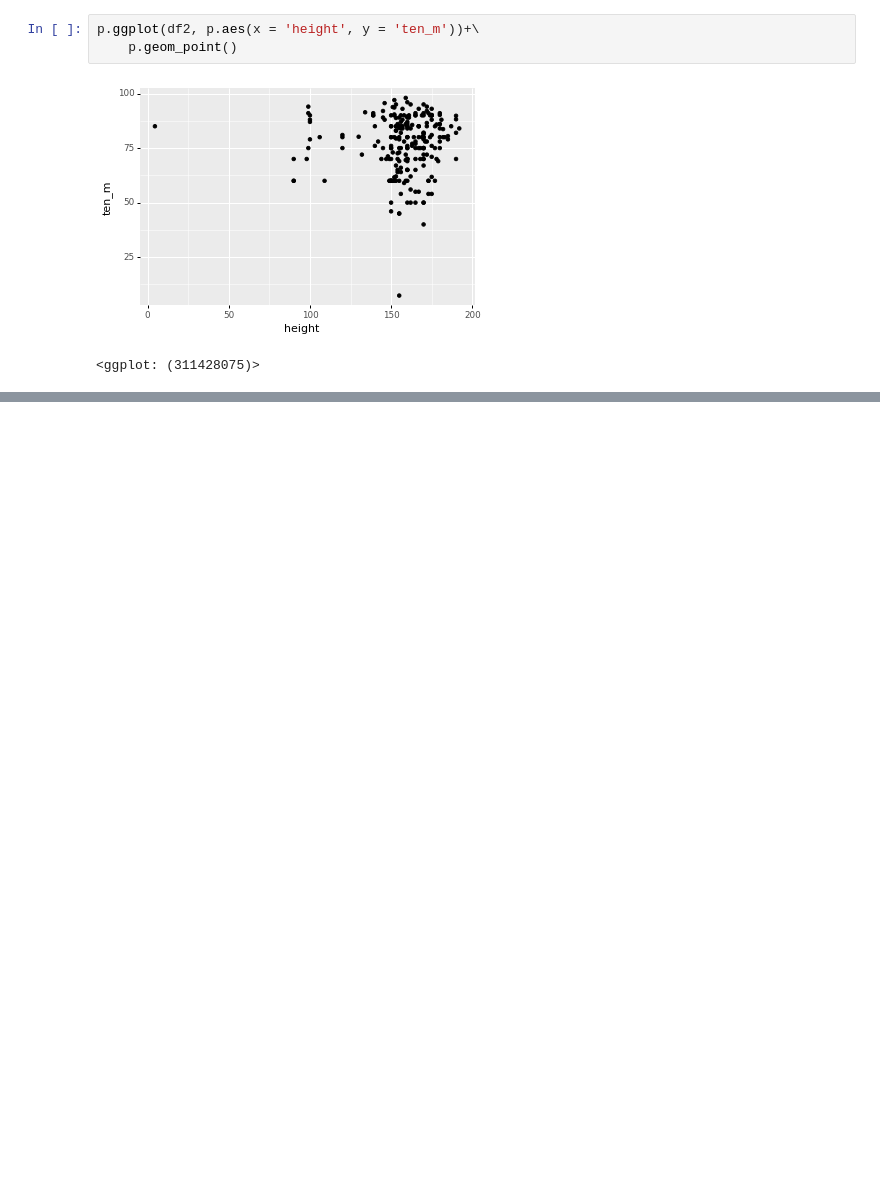
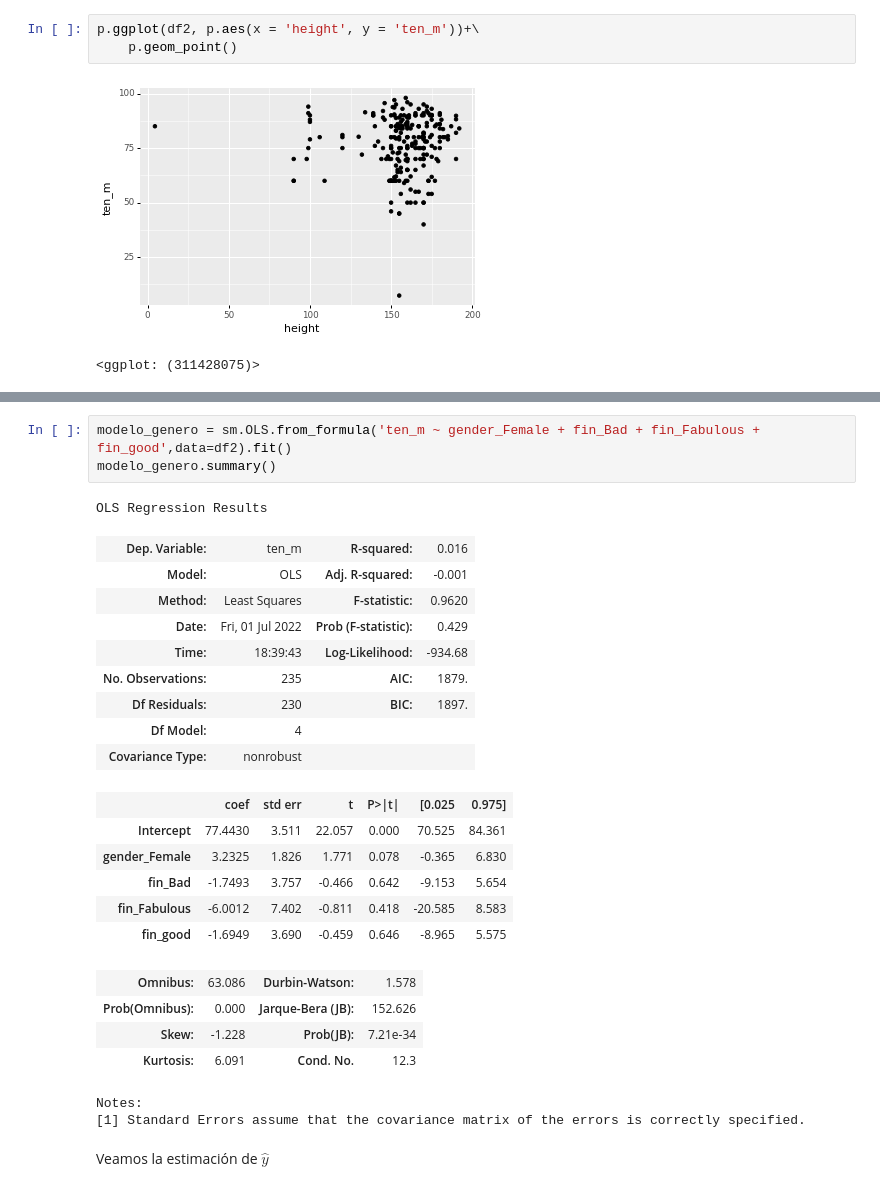
Before and after one commit to marionomics/econometria-ejercicios, a Jupyter notebook: notebooks/regression.ipynb, the cells around one changed output, grey strips where cells are left out. Saved outputs shown, nothing was run; the diff lists cells and outputs as text; blank space fills up the shorter version.

```diff
--- a/notebooks/regression.ipynb
+++ b/notebooks/regression.ipynb
@@ -99,0 +151,28 @@ p.ggplot(df2, p.aes(x = 'height', y = 'ten_m'))+\
+# %%
+modelo_genero = sm.OLS.from_formula('ten_m ~ gender_Female + fin_Bad + fin_Fabulous + fin_good',data=df2).fit()
+modelo_genero.summary()
+# %% [output]
+OLS Regression Results
+| Dep. Variable: | ten_m | R-squared: | 0.016 |
+| Model: | OLS | Adj. R-squared: | -0.001 |
+| Method: | Least Squares | F-statistic: | 0.9620 |
+| Date: | Fri, 01 Jul 2022 | Prob (F-statistic): | 0.429 |
+| Time: | 18:39:43 | Log-Likelihood: | -934.68 |
+| No. Observations: | 235 | AIC: | 1879. |
+| Df Residuals: | 230 | BIC: | 1897. |
+| Df Model: | 4 |  |  |
+| Covariance Type: | nonrobust |  |  |
+|  | coef | std err | t | P>|t| | [0.025 | 0.975] |
+| Intercept | 77.4430 | 3.511 | 22.057 | 0.000 | 70.525 | 84.361 |
+| gender_Female | 3.2325 | 1.826 | 1.771 | 0.078 | -0.365 | 6.830 |
+| fin_Bad | -1.7493 | 3.757 | -0.466 | 0.642 | -9.153 | 5.654 |
+| fin_Fabulous | -6.0012 | 7.402 | -0.811 | 0.418 | -20.585 | 8.583 |
+| fin_good | -1.6949 | 3.690 | -0.459 | 0.646 | -8.965 | 5.575 |
+| Omnibus: | 63.086 | Durbin-Watson: | 1.578 |
+| Prob(Omnibus): | 0.000 | Jarque-Bera (JB): | 152.626 |
+| Skew: | -1.228 | Prob(JB): | 7.21e-34 |
+| Kurtosis: | 6.091 | Cond. No. | 12.3 |
+Notes:
+[1] Standard Errors assume that the covariance matrix of the errors is correctly specified.
+# %% [markdown]
+Veamos la estimación de $\hat{y}$
```
Also changed, not shown: parts of 7 cells of this notebook, 4 other files.
